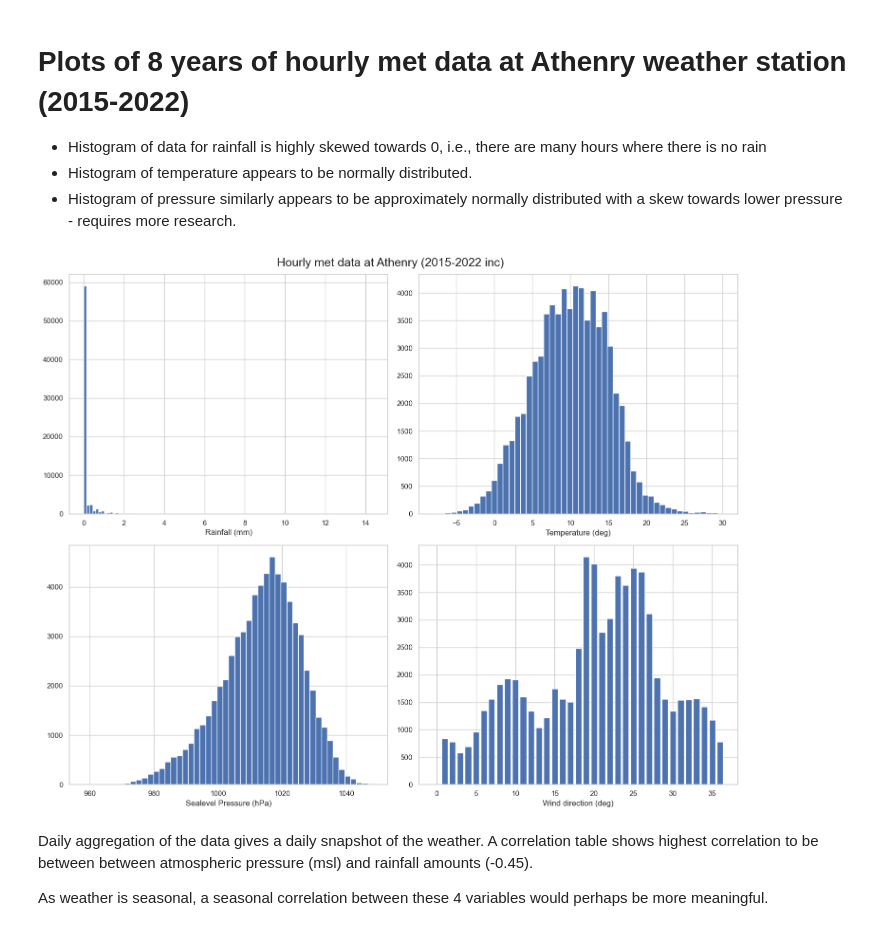
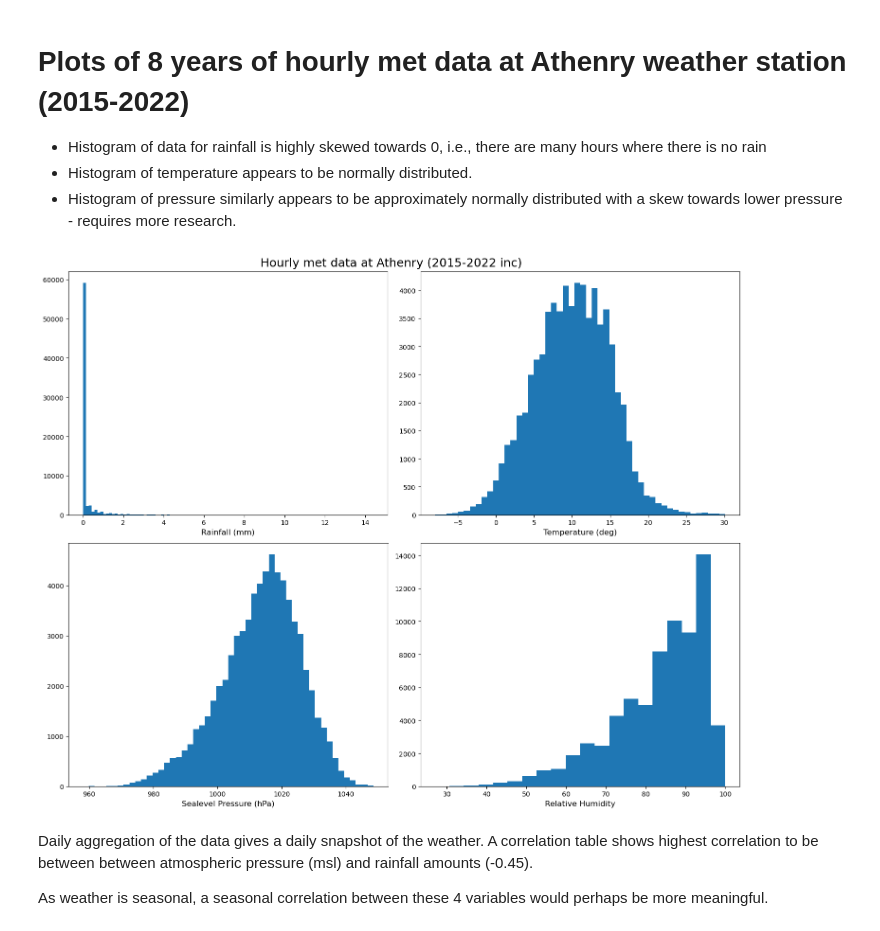
Before and after one commit to Eilis9/PfDA_Project1, a Jupyter notebook: met_athenry.ipynb, the cells around one changed output. Cells and saved outputs as stored; diff of their text form; code cells hidden in the pictures.

Commit message:
relative humidity synth

```diff
--- a/met_athenry.ipynb
+++ b/met_athenry.ipynb
@@ -52,13 +89,9 @@ data_df
 # replace blankspace with nan - https://stackoverflow.com/questions/13445241/replacing-blank-values-white-space-with-nan-in-pandas
 data_df = data_df.replace(r'^\s+$', np.nan, regex=True)
 # %%
-# Take 4 met variables - hourly rainfall, temperature, sealevel pressure and predominant wind direction
-# convert the 4 chosen variables to float
-data_df['rain'] = data_df['rain'].astype(float)
-data_df['temp'] = data_df['temp'].astype(float)
-data_df['msl'] = data_df['msl'].astype(float)
-data_df['wddir'] = data_df['wddir'].astype(float)
-data_df['rhum'] = data_df['rhum'].astype(float)
+# Take 4 met variables - hourly rainfall, temperature, sealevel pressure and relative humidity
+# convert the 4 chosen variables to float types
+data_df[['rain', 'temp', 'msl', 'rhum']] = data_df[['rain', 'temp', 'msl', 'rhum']].astype(float)
 # create a smaller dataframe
 mydata_df = data_df[['rain', 'temp', 'msl', 'wddir', 'rhum', 'datetime']].copy()
 # %% [markdown]
@@ -69,25 +102,27 @@ mydata_df = data_df[['rain', 'temp', 'msl', 'wddir', 'rhum', 'datetime']].copy()
 # %%
 # Plots of the 8 year dataset for the 4 chosen variables
 fig, axs = plt.subplots(2, 2, figsize=(15, 12))
 fig.suptitle("Hourly met data at Athenry (2015-2022 inc)", fontsize=18)
 axs[0,0].hist(data_df['rain'], bins=100)
 axs[0,0].set_xlabel('Rainfall (mm)', fontsize=12)
 axs[0,1].hist(data_df['temp'], bins=50)
 axs[0,1].set_xlabel('Temperature (deg)', fontsize=12)
 axs[1,0].hist(data_df['msl'], bins=50)
 axs[1,0].set_xlabel('Sealevel Pressure (hPa)', fontsize=12)
-labels = np.arange(0, 370, 10).tolist()
+axs[1,1].hist(data_df['rhum'], bins=20)
+axs[1,1].set_xlabel('Relative Humidity (%)', fontsize=12)
 
-wind_dict = {}
-for key in labels:
-  wind_dict[key] = data_df['wddir'].reset_index(drop=True).to_list().count(key)
-axs[1,1].bar(range(len(labels)), wind_dict.values())
-axs[1,1].set_xlabel('Wind direction (deg)', fontsize=12)
+#labels = np.arange(0, 370, 10).tolist()
+#wind_dict = {}
+#for key in labels:
+#  wind_dict[key] = data_df['wddir'].reset_index(drop=True).to_list().count(key)
+#axs[1,1].bar(range(len(labels)), wind_dict.values())
+#axs[1,1].set_xlabel('Wind direction (deg)', fontsize=12)
 
 plt.tight_layout()
 plt.show()
 # %% [output]
-[figure, old version]
+[figure, new version]
 # %% [markdown]
 Daily aggregation of the data gives a daily snapshot of the weather. A correlation table shows highest correlation to be between between atmospheric pressure (msl) and rainfall amounts (-0.45).
 
```
Also changed, not shown: parts of 17 cells of this notebook.
